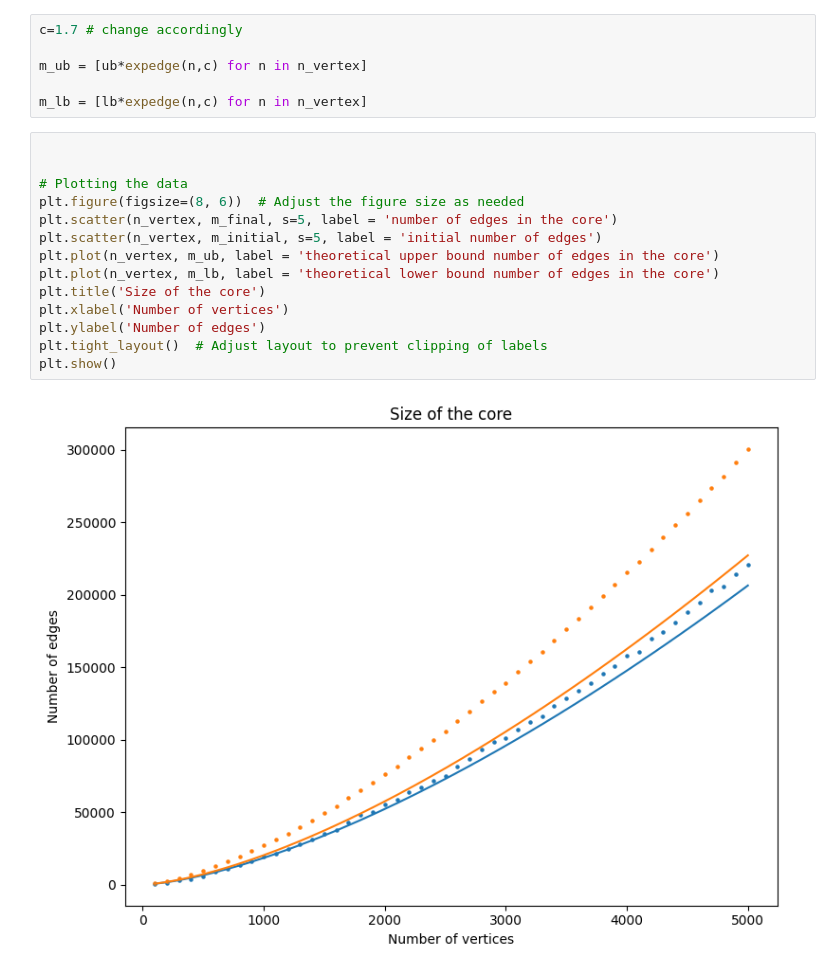
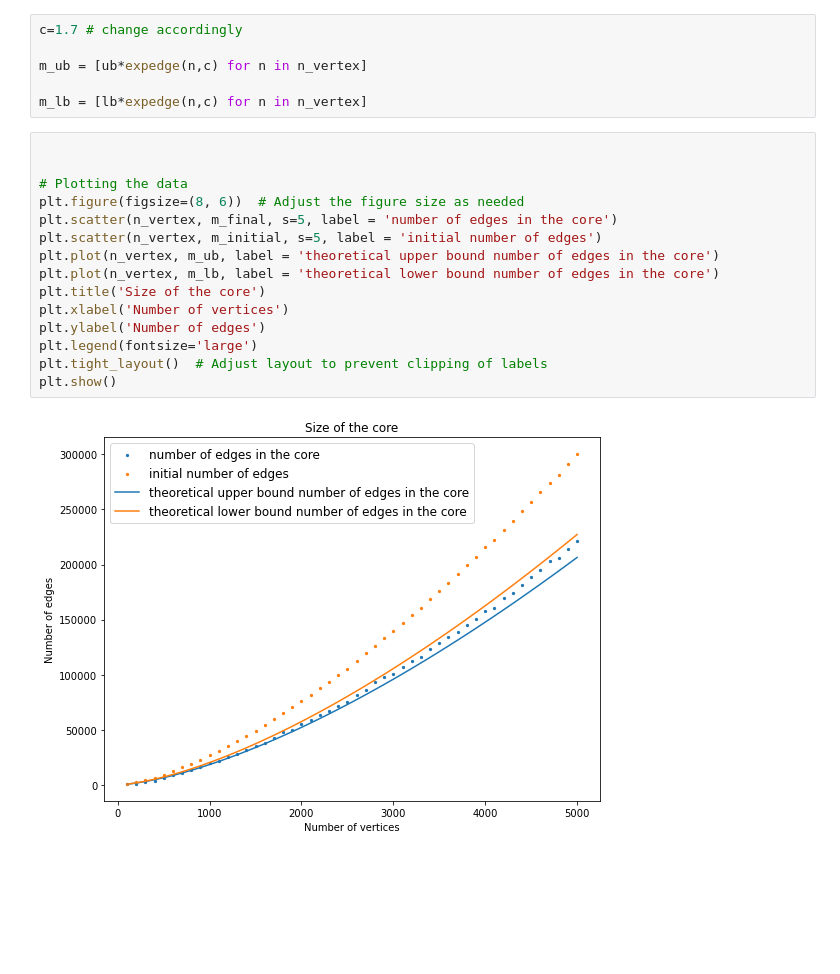
Before and after one commit to soumikdt/Edge-Collapse-On-Random-Clique-Complex, a Jupyter notebook: visual.ipynb, the cells around one changed output. Drawn from its saved outputs; the diff is of its cells as text; blank space fills up the shorter version.

```diff
--- a/visual.ipynb
+++ b/visual.ipynb
@@ -49,16 +49,17 @@ m_lb = [lb*expedge(n,c) for n in n_vertex]
 # %%
 
 
 # Plotting the data
 plt.figure(figsize=(8, 6))  # Adjust the figure size as needed
 plt.scatter(n_vertex, m_final, s=5, label = 'number of edges in the core')
 plt.scatter(n_vertex, m_initial, s=5, label = 'initial number of edges')
 plt.plot(n_vertex, m_ub, label = 'theoretical upper bound number of edges in the core')
 plt.plot(n_vertex, m_lb, label = 'theoretical lower bound number of edges in the core')
 plt.title('Size of the core')
 plt.xlabel('Number of vertices')
 plt.ylabel('Number of edges')
+plt.legend(fontsize='large')
 plt.tight_layout()  # Adjust layout to prevent clipping of labels
 plt.show()
 # %% [output]
-[figure, old version]
+[figure, new version]
```
